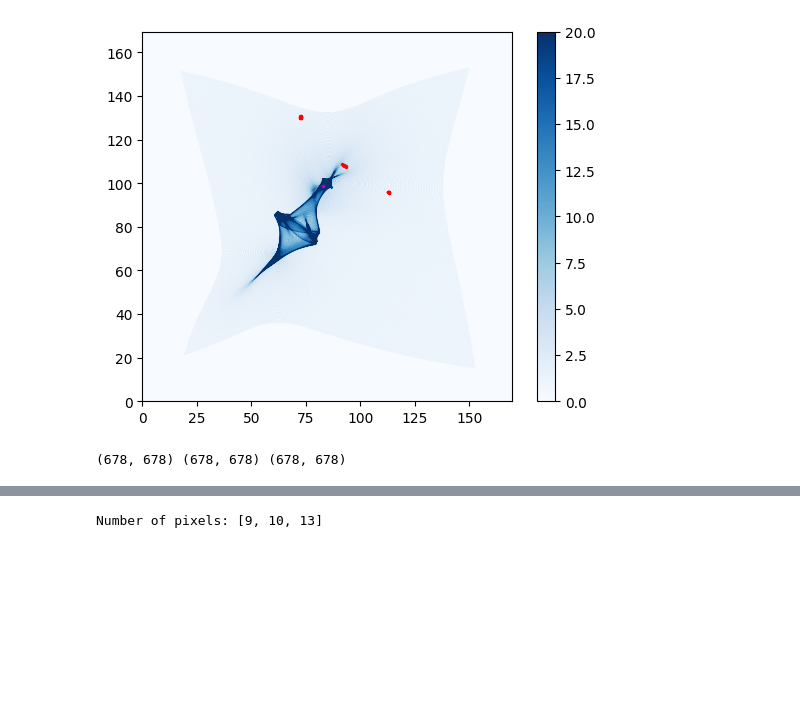
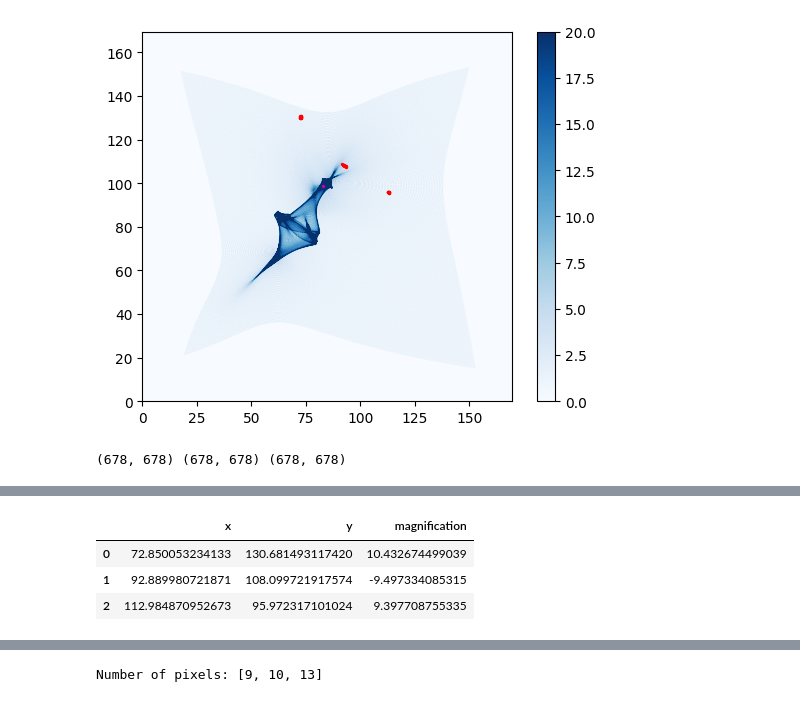
Before and after one commit to diceandcats/SURE-GW-lensing, a Jupyter notebook: Real stuffs/Real_lens.ipynb, the cells around one changed output, grey strips where cells are left out. Saved outputs shown, nothing was run; the diff lists cells and outputs as text; code cells hidden in the pictures; blank space fills up the shorter version.

```diff
--- a/Real stuffs/Real_lens.ipynb
+++ b/Real stuffs/Real_lens.ipynb
@@ -169,0 +149,8 @@ cluster.get_image_positions()
+# %%
+# magnification
+cluster.get_magnifications()
+# %% [output]
+|  | x | y | magnification |
+| 0 | 72.850053234133 | 130.681493117420 | 10.432674499039 |
+| 1 | 92.889980721871 | 108.099721917574 | -9.497334085315 |
+| 2 | 112.984870952673 | 95.972317101024 | 9.397708755335 |
```
Also changed, not shown: parts of 8 cells of this notebook, 5 other files.
